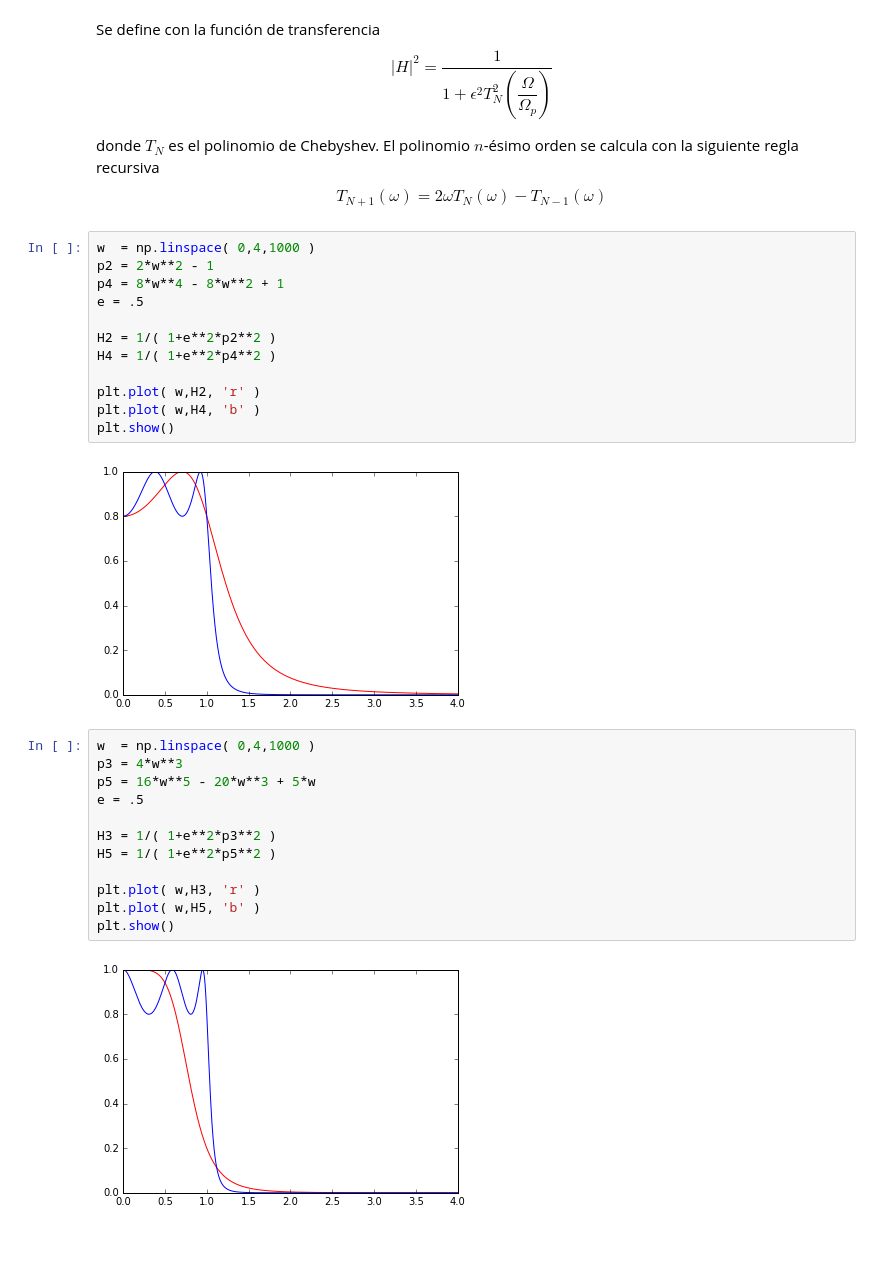
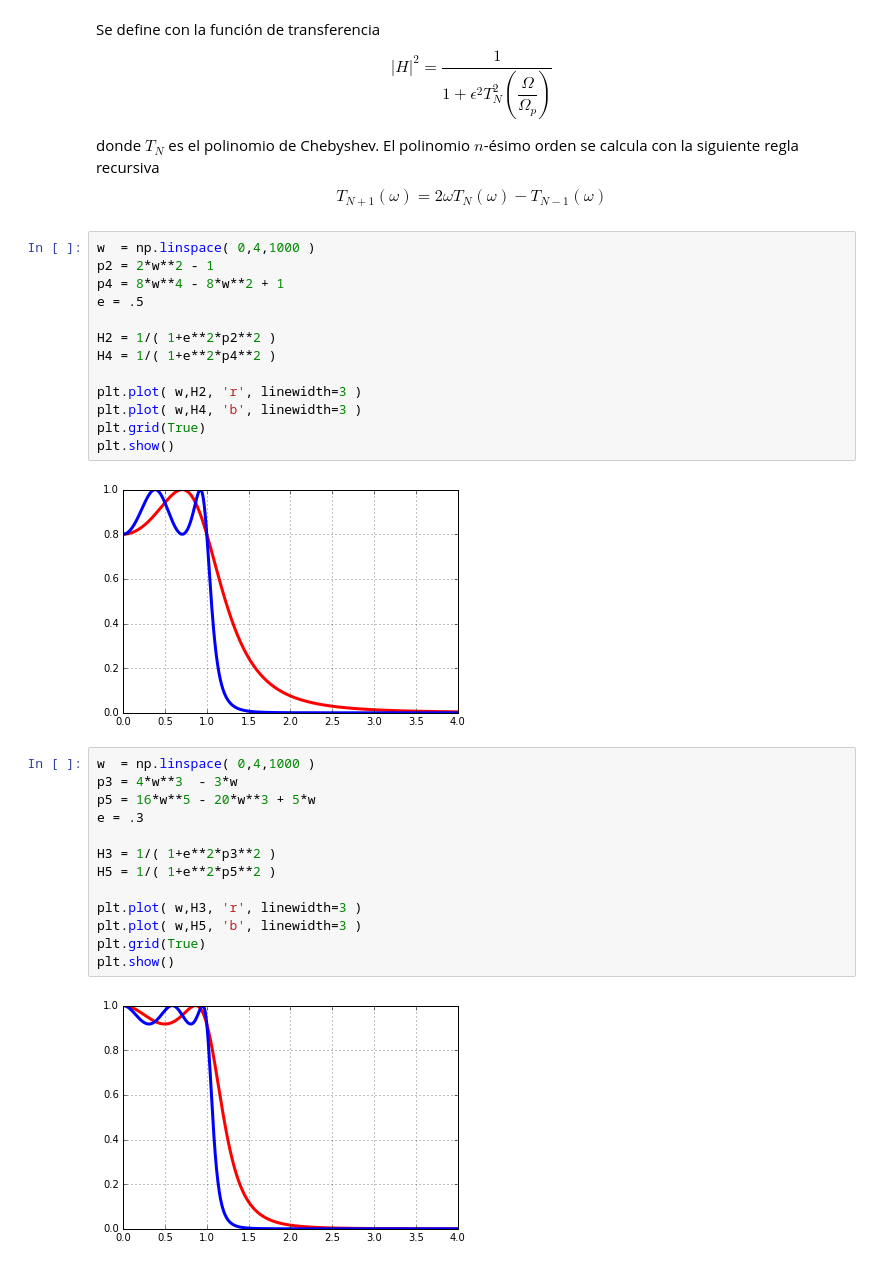
Before and after one commit to Poswer96/filtra_23-i, a Jupyter notebook: src/5. Filtros IIR. Aproximación Chebyshev/1. Concepto de Filtros Chebyshev.ipynb, the cells around one changed output. Cells and saved outputs as stored; diff of their text form.

```diff
--- a/src/5. Filtros IIR. Aproximación Chebyshev/1. Concepto de Filtros Chebyshev.ipynb
+++ b/src/5. Filtros IIR. Aproximación Chebyshev/1. Concepto de Filtros Chebyshev.ipynb
@@ -21,22 +21,24 @@ e = .5
 H2 = 1/( 1+e**2*p2**2 )
 H4 = 1/( 1+e**2*p4**2 )
 
-plt.plot( w,H2, 'r' )
-plt.plot( w,H4, 'b' )
+plt.plot( w,H2, 'r', linewidth=3 )
+plt.plot( w,H4, 'b', linewidth=3 )
+plt.grid(True)
 plt.show()
 # %% [output]
-[figure, old version]
+[figure, new version]
 # %%
 w  = np.linspace( 0,4,1000 )
-p3 = 4*w**3
+p3 = 4*w**3  - 3*w
 p5 = 16*w**5 - 20*w**3 + 5*w
-e = .5
+e = .3
 
 H3 = 1/( 1+e**2*p3**2 )
 H5 = 1/( 1+e**2*p5**2 )
 
-plt.plot( w,H3, 'r' )
-plt.plot( w,H5, 'b' )
+plt.plot( w,H3, 'r', linewidth=3 )
+plt.plot( w,H5, 'b', linewidth=3 )
+plt.grid(True)
 plt.show()
 # %% [output]
-[figure, old version]
+[figure, new version]
```
Also changed, not shown: parts of 5 cells of this notebook, 1 other file.
